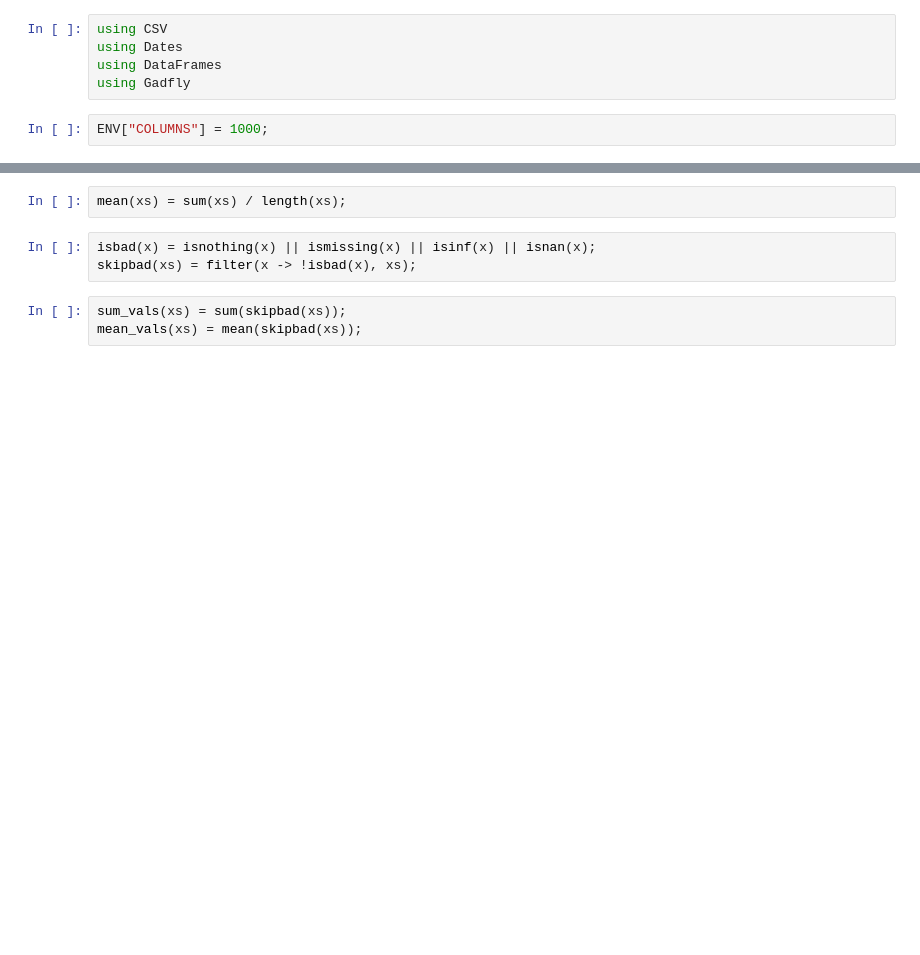
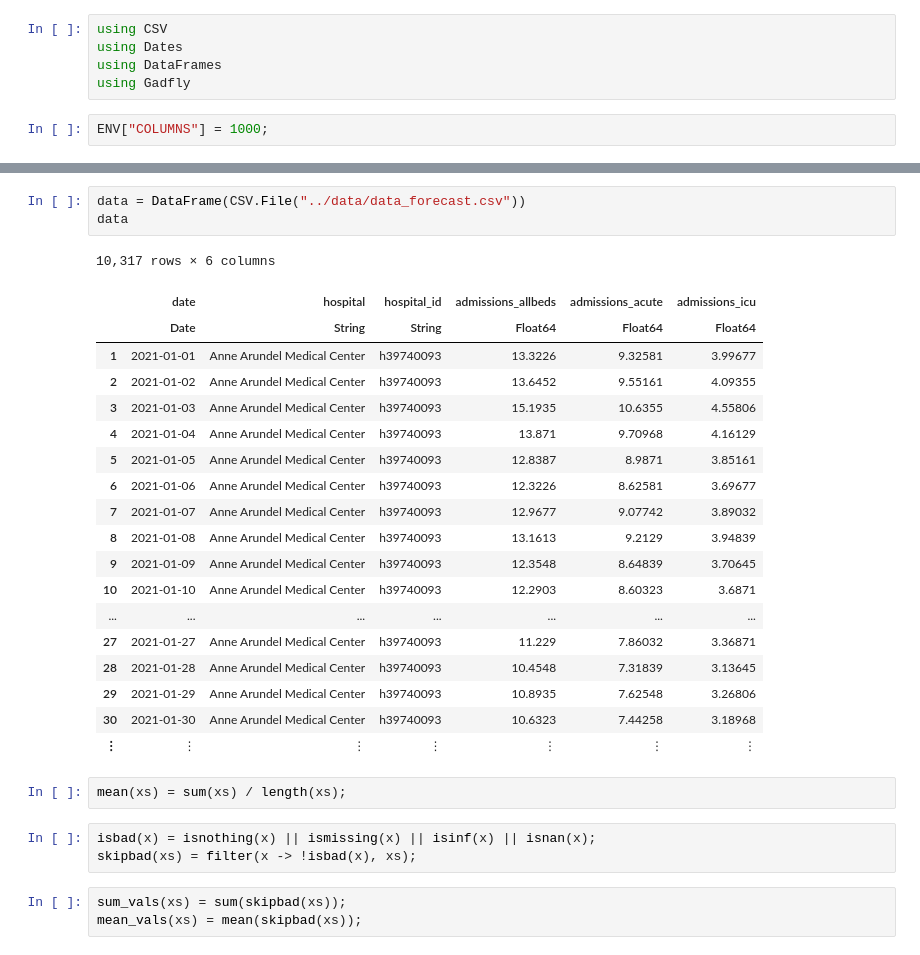
Before and after one commit to flixpar/covid-patient-redistribution-site, a Jupyter notebook: process_data/forecast_explore.ipynb, the cells around one changed output, grey strips where cells are left out. Cells and saved outputs as stored; diff of their text form; blank space fills up the shorter version.

Commit message:
process data for maryland

```diff
--- a/process_data/forecast_explore.ipynb
+++ b/process_data/forecast_explore.ipynb
@@ -32,3 +8,26 @@ data
+# %%
+data = DataFrame(CSV.File("../data/data_forecast.csv"))
+data
+# %% [output]
+10,317 rows × 6 columns
+|  | date | hospital | hospital_id | admissions_allbeds | admissions_acute | admissions_icu |
+|  | Date | String | String | Float64 | Float64 | Float64 |
+| 1 | 2021-01-01 | Anne Arundel Medical Center | h39740093 | 13.3226 | 9.32581 | 3.99677 |
+| 2 | 2021-01-02 | Anne Arundel Medical Center | h39740093 | 13.6452 | 9.55161 | 4.09355 |
+| 3 | 2021-01-03 | Anne Arundel Medical Center | h39740093 | 15.1935 | 10.6355 | 4.55806 |
+| 4 | 2021-01-04 | Anne Arundel Medical Center | h39740093 | 13.871 | 9.70968 | 4.16129 |
+| 5 | 2021-01-05 | Anne Arundel Medical Center | h39740093 | 12.8387 | 8.9871 | 3.85161 |
+| 6 | 2021-01-06 | Anne Arundel Medical Center | h39740093 | 12.3226 | 8.62581 | 3.69677 |
+| 7 | 2021-01-07 | Anne Arundel Medical Center | h39740093 | 12.9677 | 9.07742 | 3.89032 |
+| 8 | 2021-01-08 | Anne Arundel Medical Center | h39740093 | 13.1613 | 9.2129 | 3.94839 |
+| 9 | 2021-01-09 | Anne Arundel Medical Center | h39740093 | 12.3548 | 8.64839 | 3.70645 |
+| 10 | 2021-01-10 | Anne Arundel Medical Center | h39740093 | 12.2903 | 8.60323 | 3.6871 |
+| ... | ... | ... | ... | ... | ... | ... |
+| 27 | 2021-01-27 | Anne Arundel Medical Center | h39740093 | 11.229 | 7.86032 | 3.36871 |
+| 28 | 2021-01-28 | Anne Arundel Medical Center | h39740093 | 10.4548 | 7.31839 | 3.13645 |
+| 29 | 2021-01-29 | Anne Arundel Medical Center | h39740093 | 10.8935 | 7.62548 | 3.26806 |
+| 30 | 2021-01-30 | Anne Arundel Medical Center | h39740093 | 10.6323 | 7.44258 | 3.18968 |
+| ⋮ | ⋮ | ⋮ | ⋮ | ⋮ | ⋮ | ⋮ |
 # %%
 mean(xs) = sum(xs) / length(xs);
 # %%
```
Also changed, not shown: parts of 5 cells of this notebook, 24 other files.
